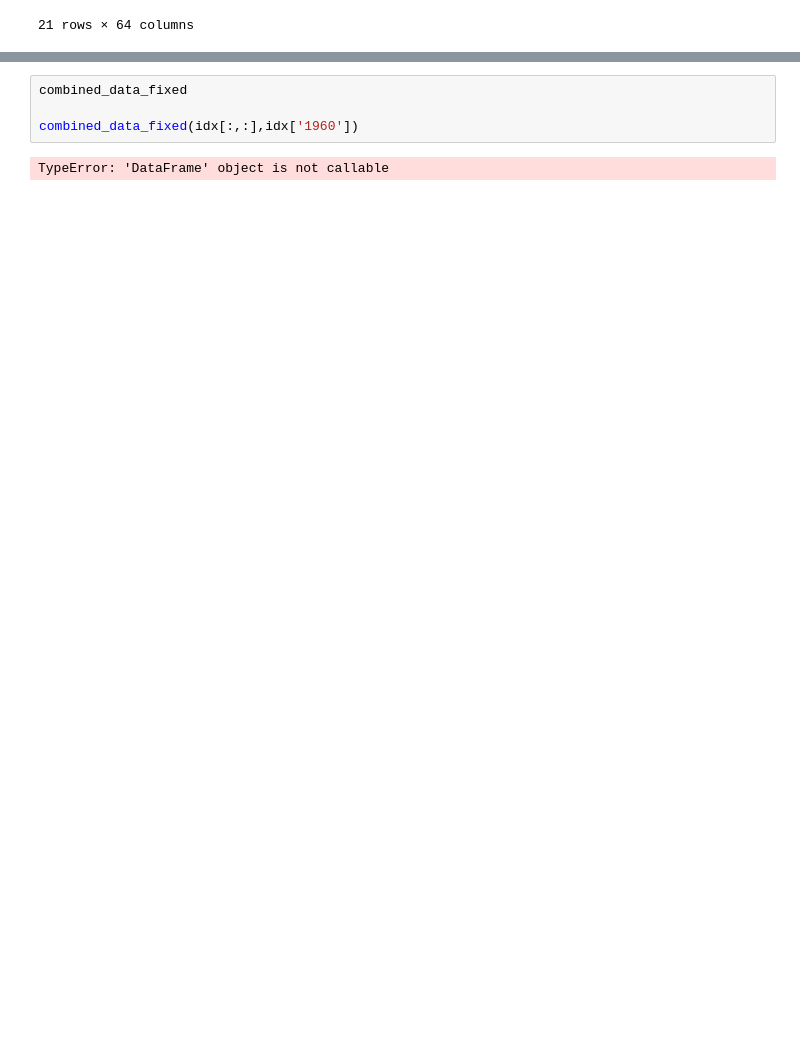
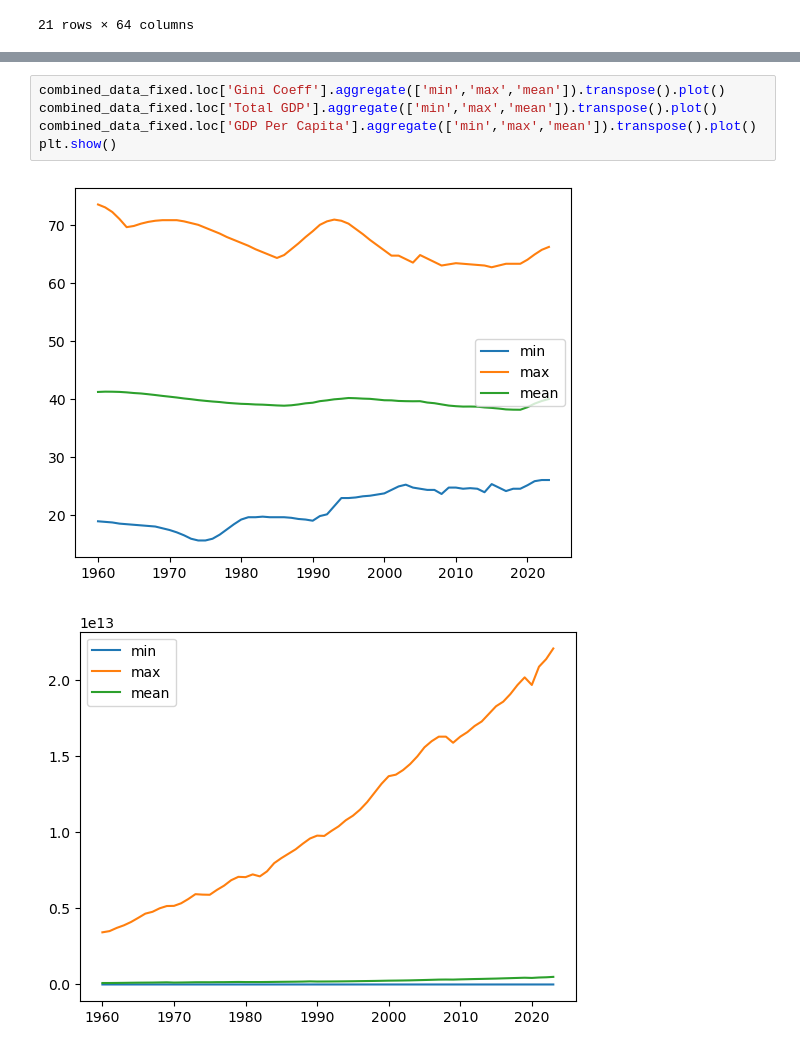
Before and after one commit to ctcastle/leprechaun_economics, a Jupyter notebook: conners-notebook.ipynb, the cells around one changed output, grey strips where cells are left out. Saved outputs shown, nothing was run; the diff lists cells and outputs as text; blank space fills up the shorter version.

```diff
--- a/conners-notebook.ipynb
+++ b/conners-notebook.ipynb
@@ -132,6 +183,8 @@ plotter(combined_data_fixed,common_countries,years,'Total GDP')
 # %%
-combined_data_fixed
-
-combined_data_fixed(idx[:,:],idx['1960'])
+combined_data_fixed.loc['Gini Coeff'].aggregate(['min','max','mean']).transpose().plot()
+combined_data_fixed.loc['Total GDP'].aggregate(['min','max','mean']).transpose().plot()
+combined_data_fixed.loc['GDP Per Capita'].aggregate(['min','max','mean']).transpose().plot()
+plt.show()
 # %% [output]
-TypeError: 'DataFrame' object is not callable
+[figure, added]
+[figure, added]
```
Also changed, not shown: parts of 5 cells of this notebook.
